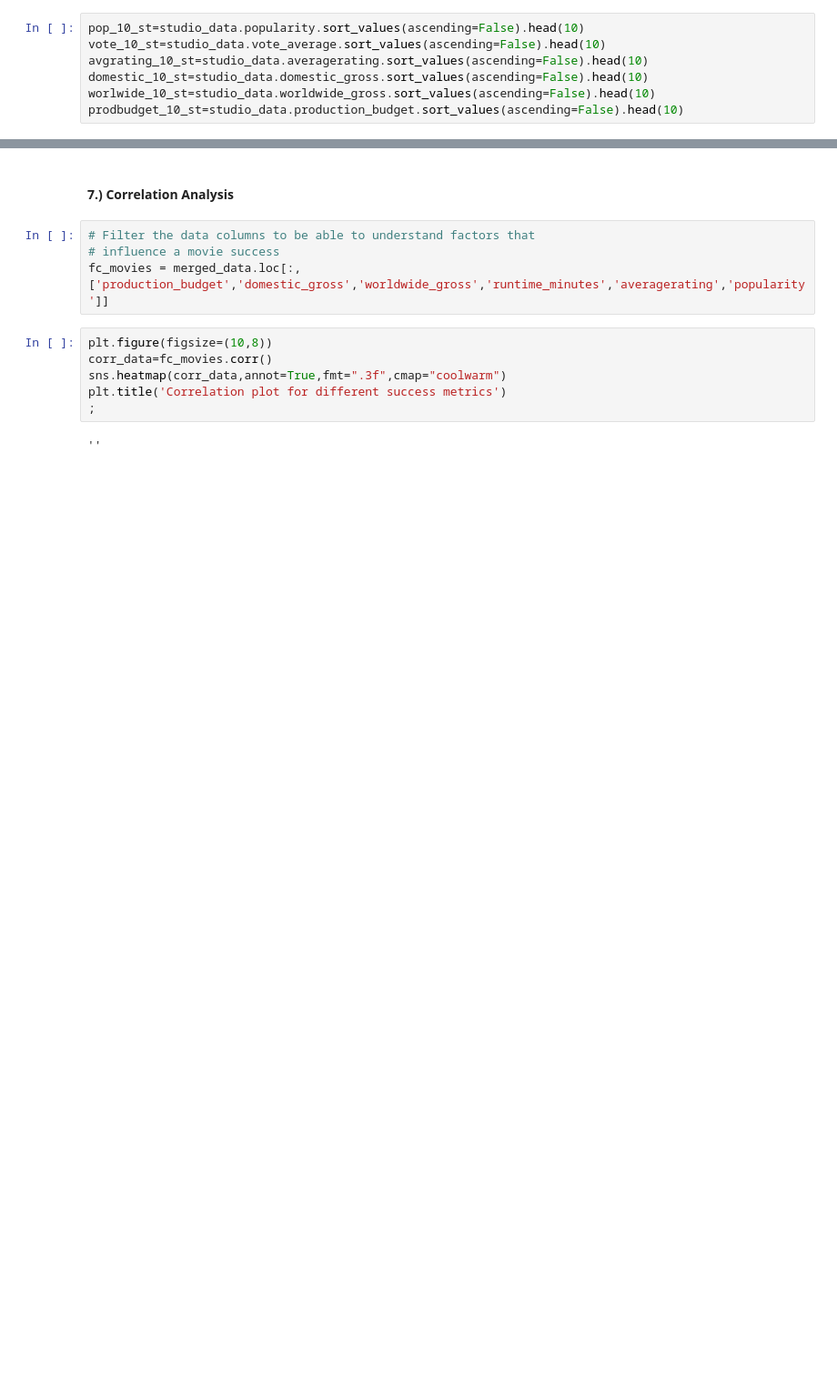
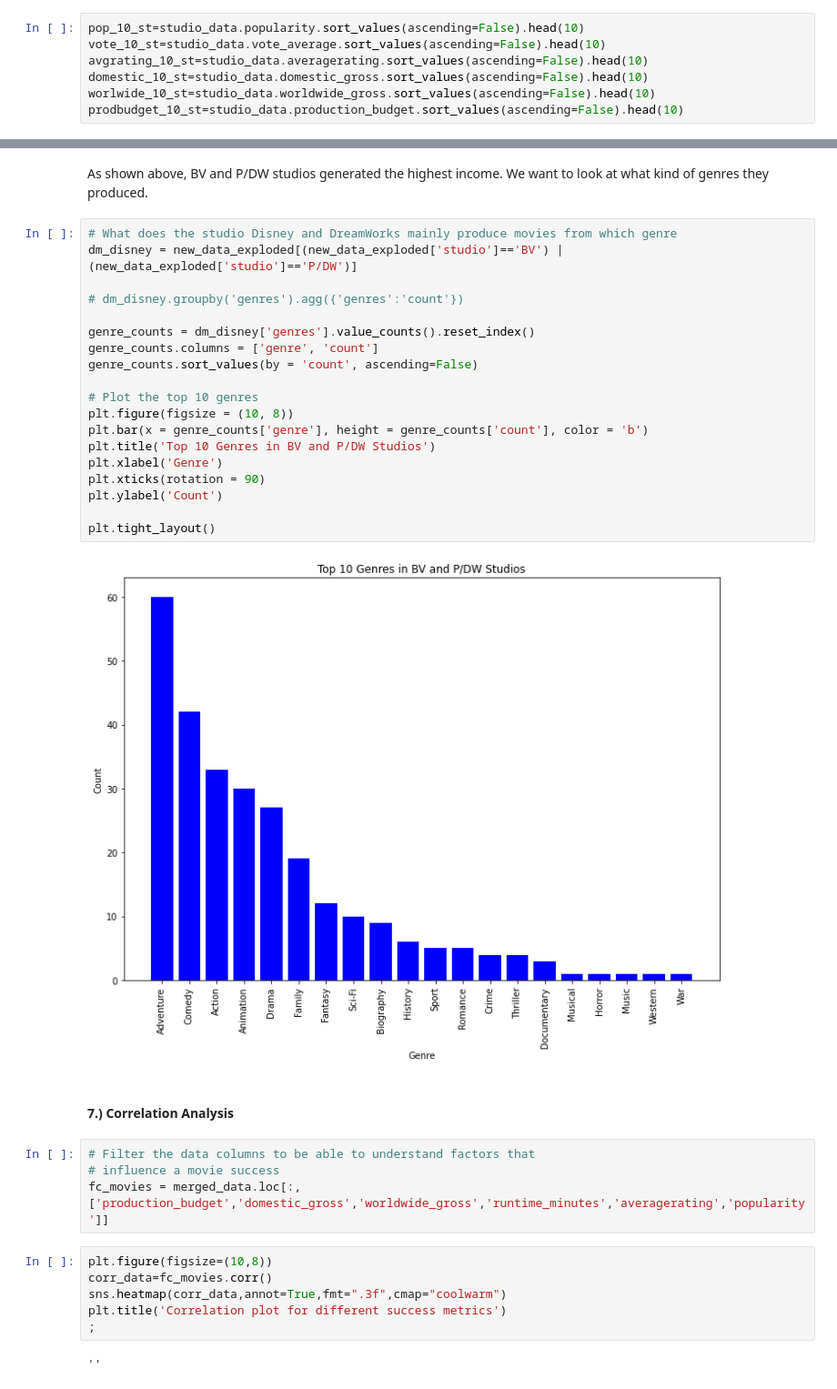
Before and after one commit to Rhino-byte/GroupWork, a Jupyter notebook: student.ipynb, the cells around one changed output, grey strips where cells are left out. Shown at 91% size. Drawn from its saved outputs; the diff is of its cells as text; blank space fills up the shorter version.

```diff
--- a/student.ipynb
+++ b/student.ipynb
@@ -668,3 +636,26 @@ plt.tight_layout()
+# %% [markdown]
+As shown above, BV and P/DW studios generated the highest income. We want to look at what kind of genres they produced.
+# %%
+# What does the studio Disney and DreamWorks mainly produce movies from which genre
+dm_disney = new_data_exploded[(new_data_exploded['studio']=='BV') | (new_data_exploded['studio']=='P/DW')]
+
+# dm_disney.groupby('genres').agg({'genres':'count'})
+
+genre_counts = dm_disney['genres'].value_counts().reset_index()
+genre_counts.columns = ['genre', 'count']
+genre_counts.sort_values(by = 'count', ascending=False)
+
+# Plot the top 10 genres
+plt.figure(figsize = (10, 8))
+plt.bar(x = genre_counts['genre'], height = genre_counts['count'], color = 'b')
+plt.title('Top 10 Genres in BV and P/DW Studios')
+plt.xlabel('Genre')
+plt.xticks(rotation = 90)
+plt.ylabel('Count')
+
+plt.tight_layout()
+# %% [output]
+[figure, added]
 # %% [markdown]
 #### 7.) Correlation Analysis
 # %%
```
Also changed, not shown: parts of 35 cells of this notebook.
